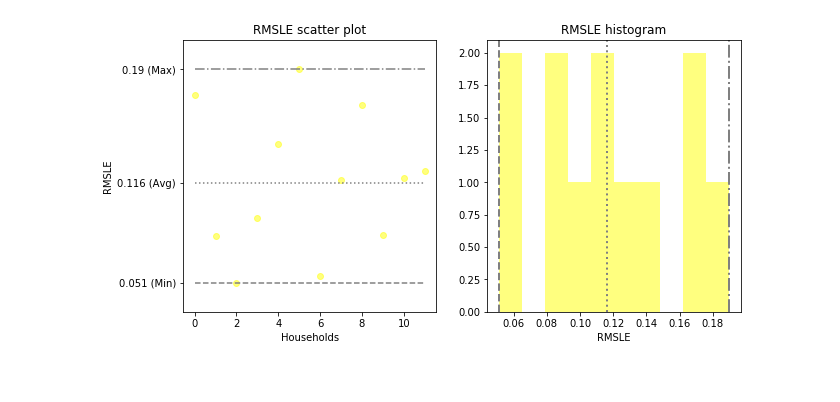
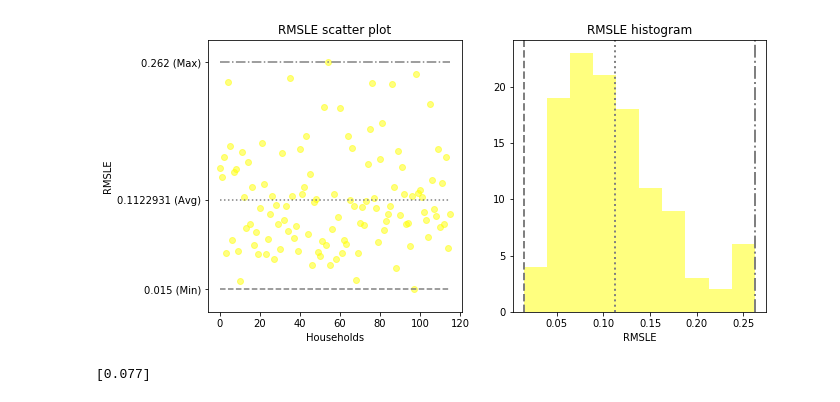
Before and after one commit to belenalberti/Smart_Meters_Demand_Forecasting, a Jupyter notebook: 4_lstm/lstm multivariate LOOP.ipynb, the cells around one changed output. Cells and saved outputs as stored; diff of their text form; code cells hidden in the pictures.

```diff
--- a/4_lstm/lstm multivariate LOOP.ipynb
+++ b/4_lstm/lstm multivariate LOOP.ipynb
@@ -91,7 +93,7 @@ def lstm_multivariate(filename):
     # design network
     print("Designing network")
     model = Sequential()
-    model.add(LSTM(200, input_shape=(train_X.shape[1], train_X.shape[2])))
+    model.add(LSTM(150, input_shape=(train_X.shape[1], train_X.shape[2])))
     model.add(Dense(1))
     model.compile(loss=rmsle_loss, optimizer='adam', metrics = [rmsle_loss])
     # simple early stopping
@@ -129,7 +131,7 @@ def lstm_multivariate(filename):
     return rmsle_i
 # %%
 # load the dataset
-path = "/Users/mariabelenalberti/OneDrive - Universidad Torcuato Di Tella/Tesis/code_datasets/1_data_frames/multivariate/adversity_tou"
+path = "/Users/mariabelenalberti/OneDrive - Universidad Torcuato Di Tella/Tesis/code_datasets/1_data_frames/multivariate/affluent_tou"
 all_files = glob.glob(path + "/*.csv")
 
 i = 0
@@ -253,27 +198,31 @@ Epoch 00002: early stopping
 # %%
 plt.figure(figsize = (10,5))
 plt.subplot(121)
 plt.scatter(range(len(rmsle_t)),rmsle_t,color = 'yellow',alpha = 0.5)
 plt.plot(range(len(rmsle_t)),[min(rmsle_t)]*len(rmsle_t),color = 'grey',linestyle = '--')
-plt.plot(range(len(rmsle_t)),[round(np.average(rmsle_t),3)]*len(rmsle_t),color = 'grey',linestyle = ':')
+plt.plot(range(len(rmsle_t)),[round(np.average(rmsle_t),7)]*len(rmsle_t),color = 'grey',linestyle = ':')
 plt.plot(range(len(rmsle_t)),[max(rmsle_t)]*len(rmsle_t),color = 'grey',linestyle = '-.')
-plt.yticks([min(rmsle_t),round(np.average(rmsle_t),3),max(rmsle_t)],[str(min(rmsle_t)) + ' (Min)',
-                                                            str(round(np.average(rmsle_t),3)) + ' (Avg)',
+plt.yticks([min(rmsle_t),round(np.average(rmsle_t),7),max(rmsle_t)],[str(min(rmsle_t)) + ' (Min)',
+                                                            str(round(np.average(rmsle_t),7)) + ' (Avg)',
                                                                          str(max(rmsle_t))+' (Max)'])
 plt.title('RMSLE scatter plot',fontsize = 12)
 plt.xlabel('Households')
 plt.ylabel('RMSLE')
 
 plt.subplot(122)
 plt.hist(rmsle_t,color = 'yellow',alpha = 0.5)
 plt.axvline(x=min(rmsle_t), color='grey', linestyle='--', linewidth=2)
-plt.axvline(x=round(np.average(rmsle_t),3), color='grey', linestyle=':', linewidth=2)
+plt.axvline(x=round(np.average(rmsle_t),7), color='grey', linestyle=':', linewidth=2)
 plt.axvline(x=max(rmsle_t), color='grey', linestyle='-.', linewidth=2)
 
 plt.title("RMSLE histogram",fontsize = 12)
 plt.xlabel('RMSLE')
-plt.savefig('/Users/mariabelenalberti/OneDrive - Universidad Torcuato Di Tella/Tesis/plots/5_lstm_multi/RMSLE_comfortable_tou')
+plt.savefig('/Users/mariabelenalberti/Desktop/150_aff_std')
 
 plt.show();
 # %% [output]
-[figure, old version]
+[figure, new version]
+# %%
+print(rmsle_t)
+# %% [output]
+[0.077]
```
Also changed, not shown: parts of 2 cells of this notebook, 1 other file.
